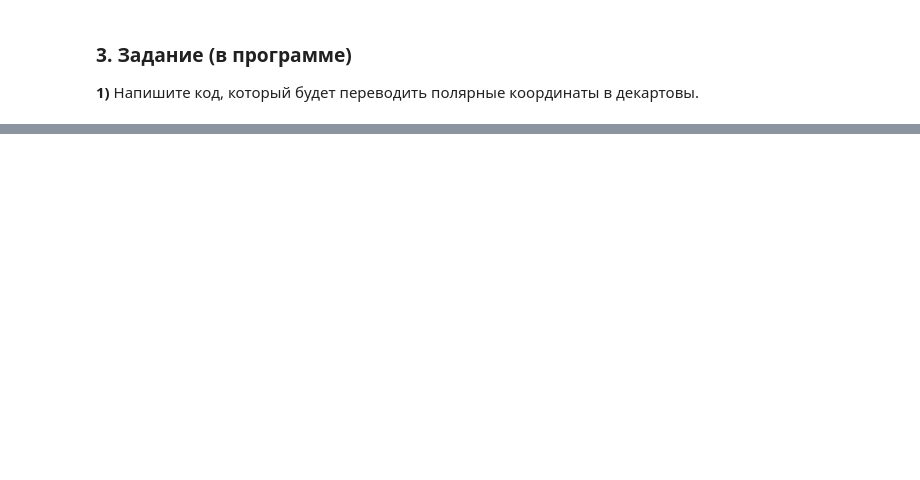
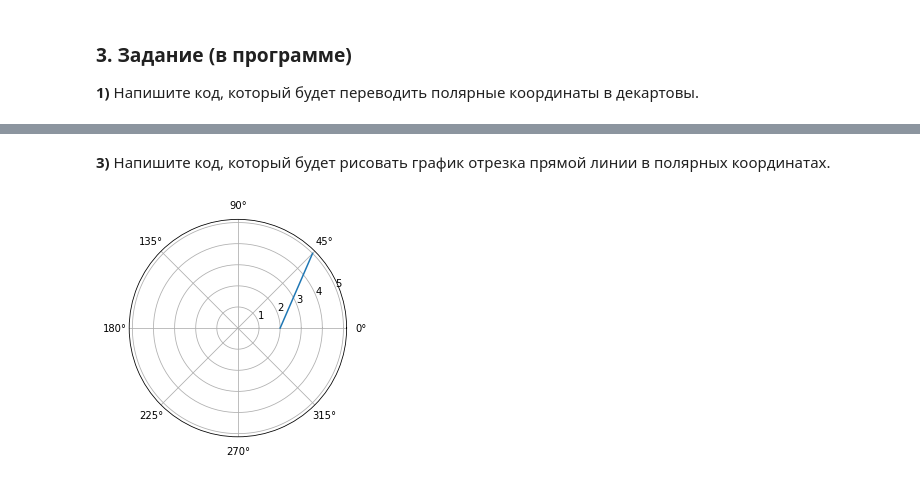
Before and after one commit to nikola4725/Geekbrains_Introduction_to_Higher_Mathematics, a Jupyter notebook: lesson_03/lesson_03.ipynb, the cells around one changed output, grey strips where cells are left out. Saved outputs shown, nothing was run; the diff lists cells and outputs as text; code cells hidden in the pictures; blank space fills up the shorter version.

```diff
--- a/lesson_03/lesson_03.ipynb
+++ b/lesson_03/lesson_03.ipynb
@@ -203,0 +234,9 @@ Text(0, 0.5, 'y')
+# %% [markdown]
+**3)** Напишите код, который будет рисовать график отрезка прямой линии в полярных координатах.
+# %%
+a = [0, 45 * np.pi / 180]
+R = [2, 5]
+plt.polar(a, R)
+plt.show()
+# %% [output]
+[figure, added]
```
Also changed, not shown: parts of 19 cells of this notebook.
